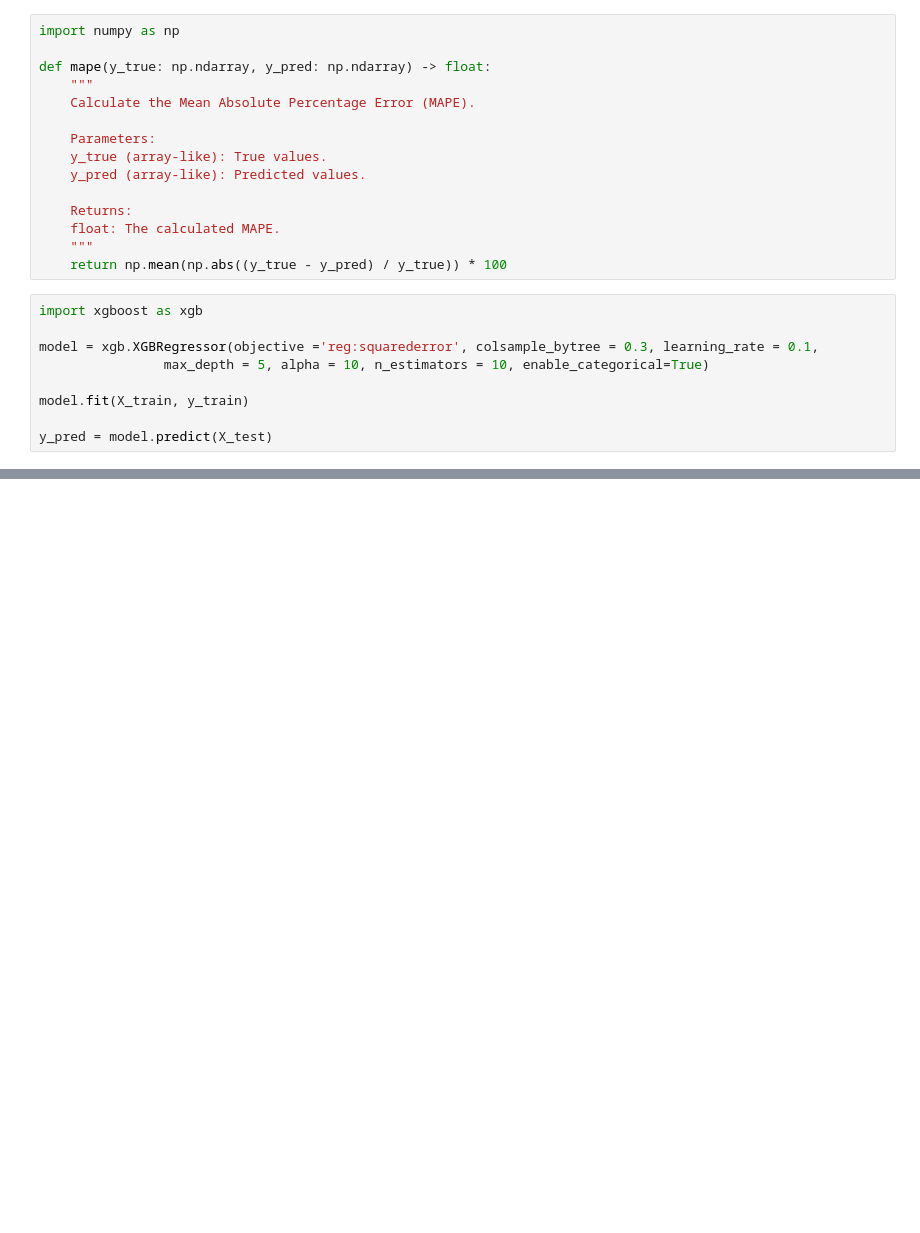
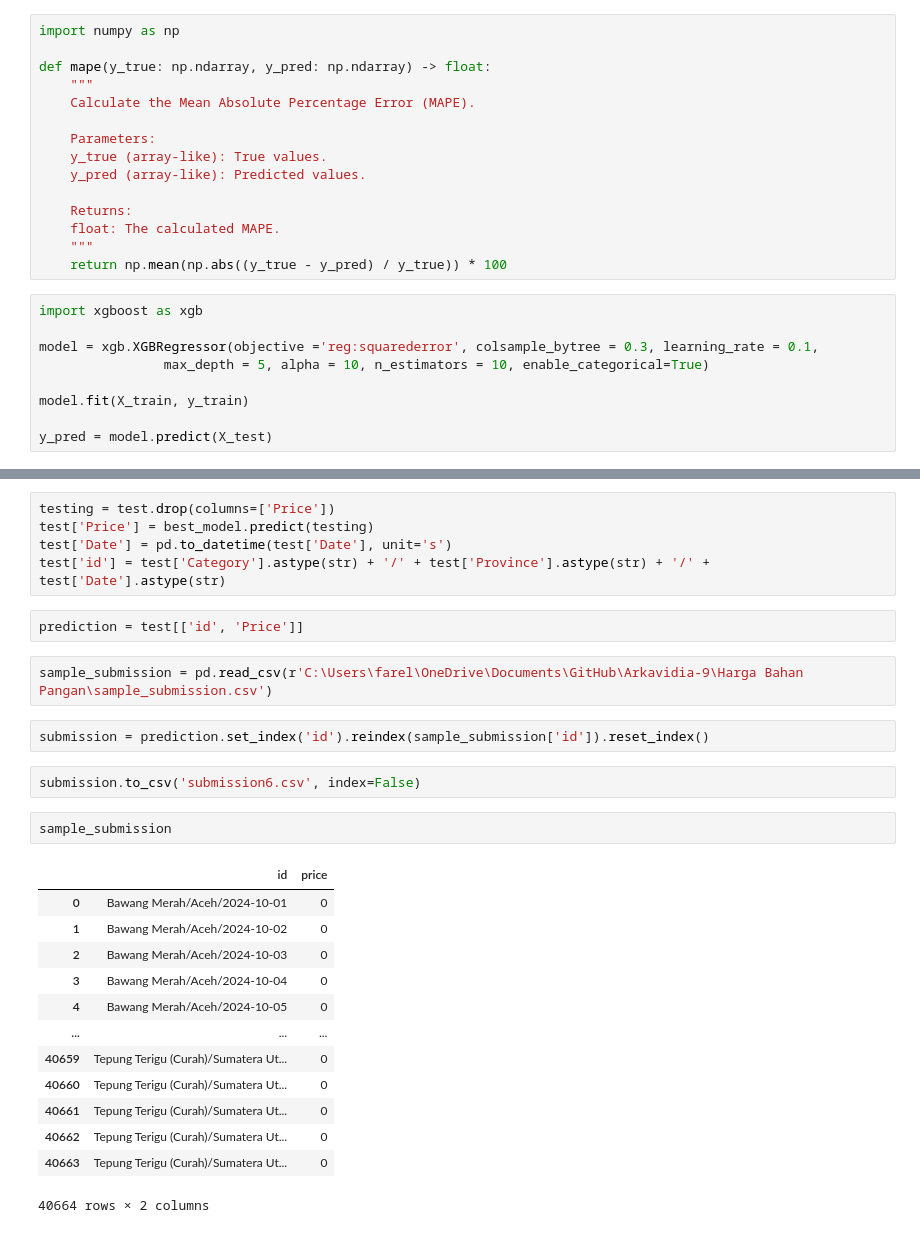
Before and after one commit to farrellja1/Arkavidia-9, a Jupyter notebook: main.ipynb, the cells around one changed output, grey strips where cells are left out. Drawn from its saved outputs; the diff is of its cells as text; blank space fills up the shorter version.

```diff
--- a/main.ipynb
+++ b/main.ipynb
@@ -161,0 +359,29 @@ ValueError: numpy.dtype size changed, may indicate binary incompatibility. Expec
+# %%
+testing = test.drop(columns=['Price'])
+test['Price'] = best_model.predict(testing)
+test['Date'] = pd.to_datetime(test['Date'], unit='s')
+test['id'] = test['Category'].astype(str) + '/' + test['Province'].astype(str) + '/' + test['Date'].astype(str)
+# %%
+prediction = test[['id', 'Price']]
+# %%
+sample_submission = pd.read_csv(r'C:\Users\farel\OneDrive\Documents\GitHub\Arkavidia-9\Harga Bahan Pangan\sample_submission.csv')
+# %%
+submission = prediction.set_index('id').reindex(sample_submission['id']).reset_index()
+# %%
+submission.to_csv('submission6.csv', index=False)
+# %%
+sample_submission
+# %% [output]
+|  | id | price |
+| 0 | Bawang Merah/Aceh/2024-10-01 | 0 |
+| 1 | Bawang Merah/Aceh/2024-10-02 | 0 |
+| 2 | Bawang Merah/Aceh/2024-10-03 | 0 |
+| 3 | Bawang Merah/Aceh/2024-10-04 | 0 |
+| 4 | Bawang Merah/Aceh/2024-10-05 | 0 |
+| ... | ... | ... |
+| 40659 | Tepung Terigu (Curah)/Sumatera Ut... | 0 |
+| 40660 | Tepung Terigu (Curah)/Sumatera Ut... | 0 |
+| 40661 | Tepung Terigu (Curah)/Sumatera Ut... | 0 |
+| 40662 | Tepung Terigu (Curah)/Sumatera Ut... | 0 |
+| 40663 | Tepung Terigu (Curah)/Sumatera Ut... | 0 |
+40664 rows × 2 columns
```
Also changed, not shown: parts of 23 cells of this notebook, 1 other file.
